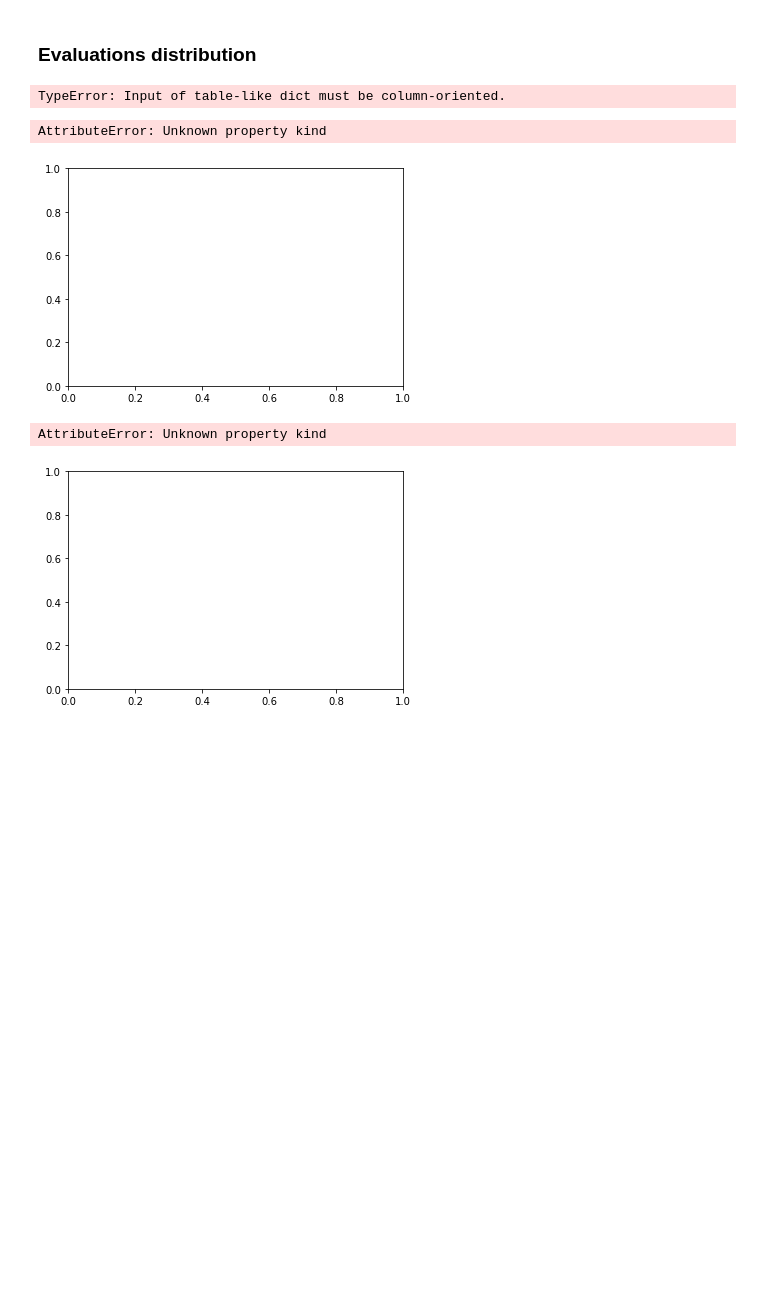
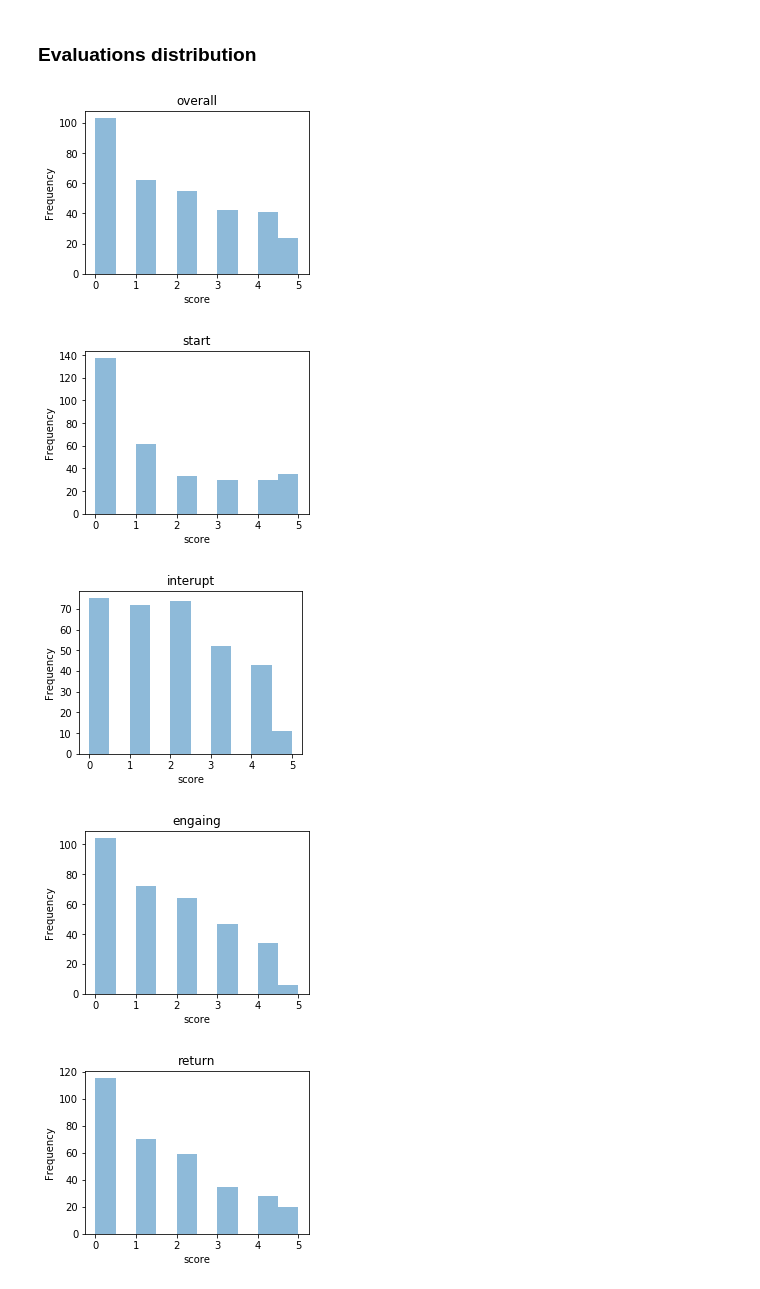
Before and after one commit to MollyZhang/Reinforcement_learning_NLP, a Jupyter notebook: molly/data_explore.ipynb, the cells around one changed output. Cells and saved outputs as stored; diff of their text form; code cells hidden in the pictures; blank space fills up the shorter version.

```diff
--- a/molly/data_explore.ipynb
+++ b/molly/data_explore.ipynb
@@ -14,31 +12,29 @@ files = glob.glob("./data/300_convo/*")
 # %% [markdown]
 ### Evaluations distribution
 # %%
-score_types = ["overall", "start", "interupt", "engaing", "return"]
-score_count = {0:0, 1:0, 2:0, 3:0, 4:0, 5:0}
-score_dict = {i:score_count for i in score_types}
+filenames = glob.glob("../data/300_convo/*")
+categories = ["overall", "start", "interupt", "engaing", "return"]
 
-df = pd.DataFrame(columns=score_types)
-for filename in files:
-    f = open(each_file, "r", errors="replace")
-    ratings = [for i in f.readlines()[-1].split(",")[:-1]]
+df = pd.DataFrame(data=np.zeros((len(filenames), len(categories))),
+                  index=[i.split("/")[-1] for i in filenames], columns=categories)
+
+for filename in filenames:
+    f = open(filename, "r", errors="replace")
+    index = filename.split("/")[-1]
+    ratings = f.readlines()[-1].split(",")[:-1]
     for i in ratings:
-        score_type, score = i.split("=")
-        score_dict[score_type][int(score)] += 1
+        category, score = i.split("=")
+        df.set_value(index, category, int(score))
-# %%
-for score_type, count in score_dict.items():
-    p = Line(count)
-    show(p)
-# %% [output]
-TypeError: Input of table-like dict must be column-oriented.
-# %%
-plt.plot(scores["overall"], kind="bar")
-# %% [output]
-AttributeError: Unknown property kind
-[figure, removed]
-# %%
-plt.plot(list(score_dict["overall"].keys()), list(score_dict["overall"].values()),
-        kind="")
-# %% [output]
-AttributeError: Unknown property kind
-[figure, removed]
+# %%
+for category in categories:
+    plt.figure(category, figsize=(4,3))
+    plt.title(category)
+    plt.xlabel("score")
+    plt.ylabel("score count")
+    df[category].plot(kind="hist", alpha=0.5)
+# %% [output]
+[figure, added]
+[figure, added]
+[figure, added]
+[figure, added]
+[figure, added]
```
Also changed, not shown: parts of 1 cell of this notebook, 2 other files.
